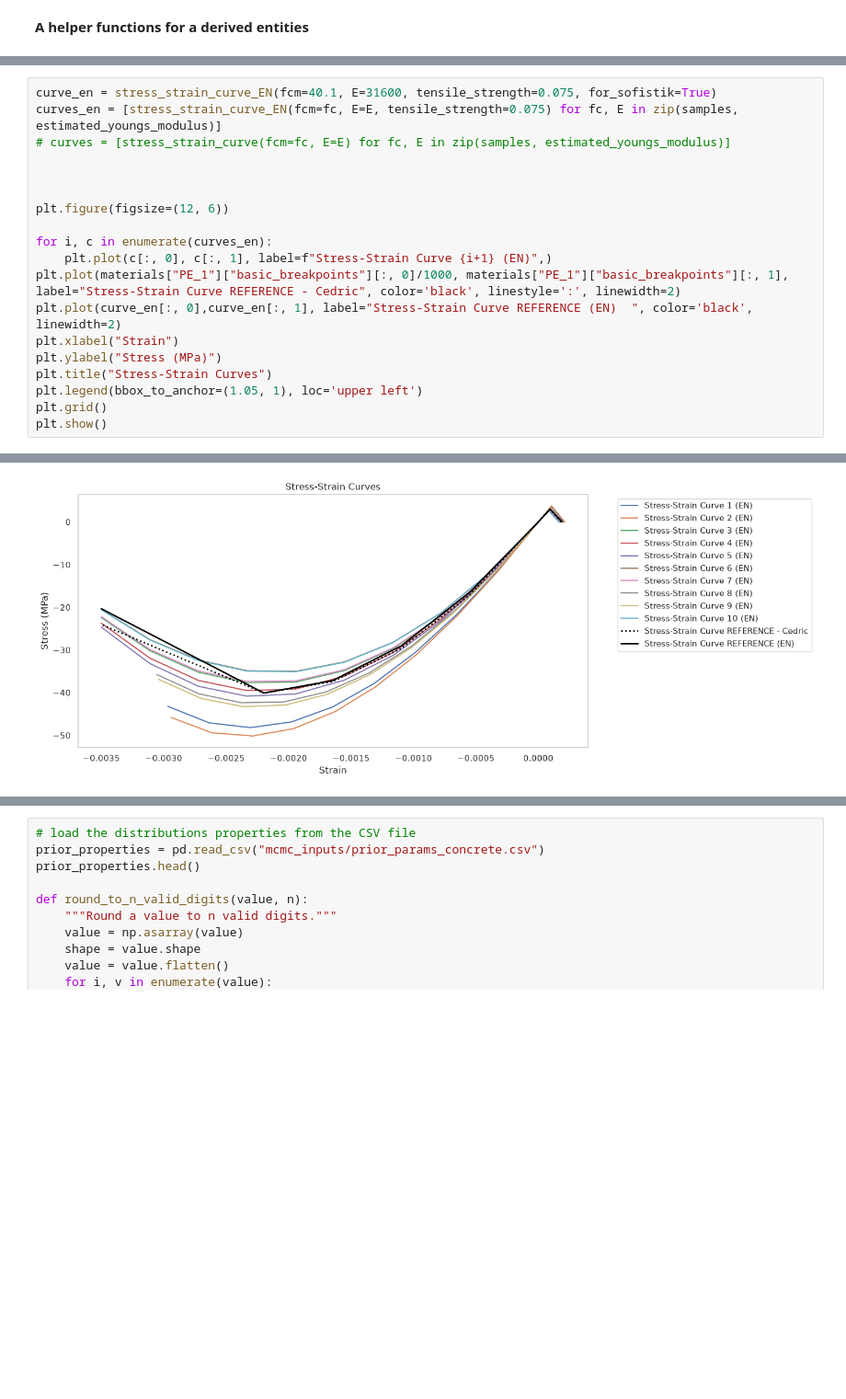
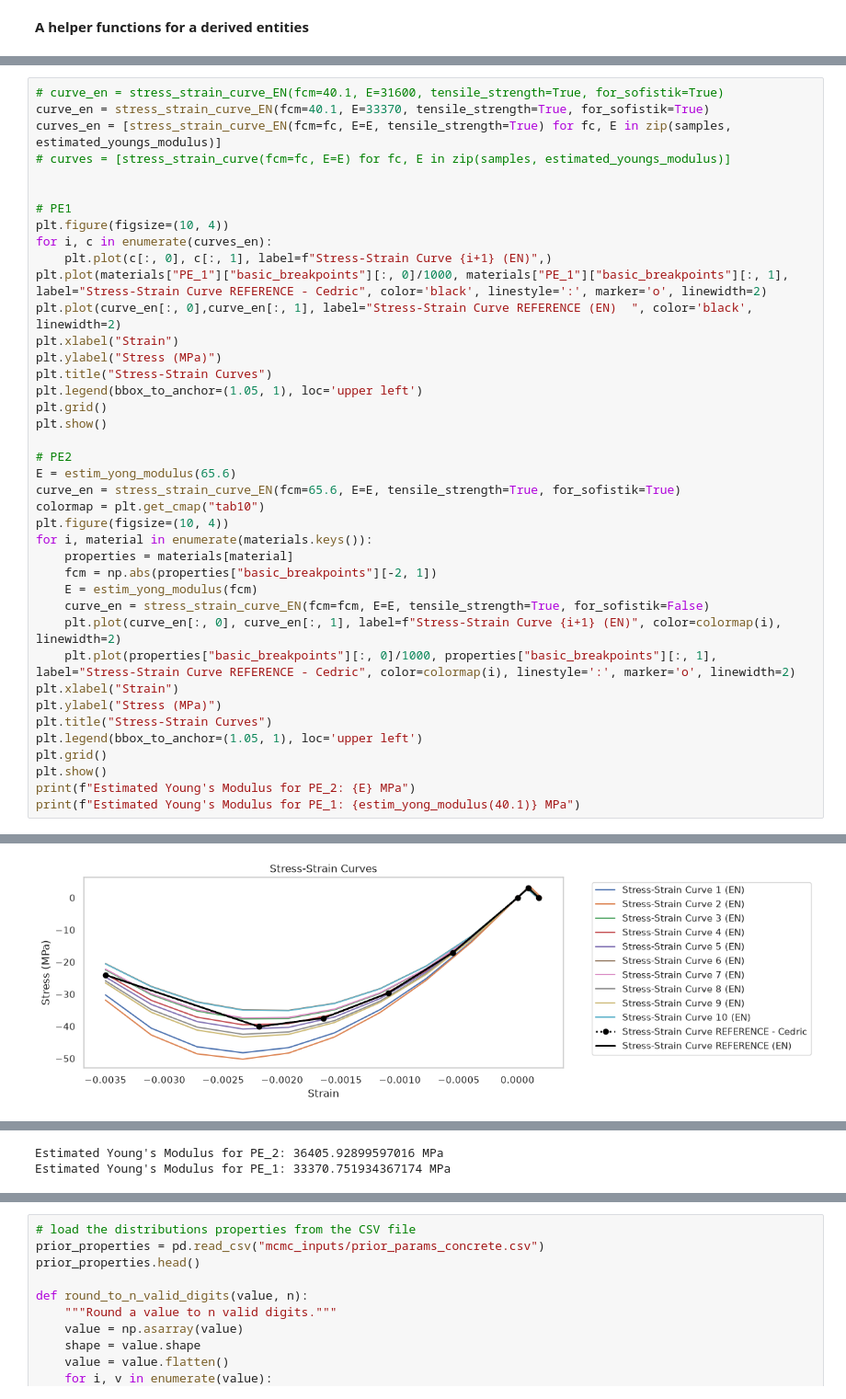
Before and after one commit to DavidSilhanek/TUD, a Jupyter notebook: gen_prior_design.ipynb, the cells around one changed output, grey strips where cells are left out. Shown at 92% size. Cells and saved outputs as stored; diff of their text form; blank space fills up the shorter version.

Commit message:
parametrization of concrete diagrams

```diff
--- a/gen_prior_design.ipynb
+++ b/gen_prior_design.ipynb
@@ -182,17 +196,17 @@ def stress_strain_curve_EN(fcm, E, num_points=10, tensile_strength=0.0, for_sofi
 
     return np.column_stack((strain_values, sigma_c_values))
 # %%
-curve_en = stress_strain_curve_EN(fcm=40.1, E=31600, tensile_strength=0.075, for_sofistik=True)
-curves_en = [stress_strain_curve_EN(fcm=fc, E=E, tensile_strength=0.075) for fc, E in zip(samples, estimated_youngs_modulus)]
+# curve_en = stress_strain_curve_EN(fcm=40.1, E=31600, tensile_strength=True, for_sofistik=True)
+curve_en = stress_strain_curve_EN(fcm=40.1, E=33370, tensile_strength=True, for_sofistik=True)
+curves_en = [stress_strain_curve_EN(fcm=fc, E=E, tensile_strength=True) for fc, E in zip(samples, estimated_youngs_modulus)]
 # curves = [stress_strain_curve(fcm=fc, E=E) for fc, E in zip(samples, estimated_youngs_modulus)]
 
 
-
-plt.figure(figsize=(12, 6))
-
+# PE1
+plt.figure(figsize=(10, 4))
 for i, c in enumerate(curves_en):
     plt.plot(c[:, 0], c[:, 1], label=f"Stress-Strain Curve {i+1} (EN)",)
-plt.plot(materials["PE_1"]["basic_breakpoints"][:, 0]/1000, materials["PE_1"]["basic_breakpoints"][:, 1], label="Stress-Strain Curve REFERENCE - Cedric", color='black', linestyle=':', linewidth=2)
+plt.plot(materials["PE_1"]["basic_breakpoints"][:, 0]/1000, materials["PE_1"]["basic_breakpoints"][:, 1], label="Stress-Strain Curve REFERENCE - Cedric", color='black', linestyle=':', marker='o', linewidth=2)
 plt.plot(curve_en[:, 0],curve_en[:, 1], label="Stress-Strain Curve REFERENCE (EN)  ", color='black', linewidth=2)
 plt.xlabel("Strain")
 plt.ylabel("Stress (MPa)")
@@ -200,4 +214,25 @@ plt.title("Stress-Strain Curves")
 plt.legend(bbox_to_anchor=(1.05, 1), loc='upper left')
 plt.grid()
 plt.show()
+
+# PE2
+E = estim_yong_modulus(65.6)
+curve_en = stress_strain_curve_EN(fcm=65.6, E=E, tensile_strength=True, for_sofistik=True)
+colormap = plt.get_cmap("tab10")
+plt.figure(figsize=(10, 4))
+for i, material in enumerate(materials.keys()):
+    properties = materials[material]
+    fcm = np.abs(properties["basic_breakpoints"][-2, 1])
+    E = estim_yong_modulus(fcm)
+    curve_en = stress_strain_curve_EN(fcm=fcm, E=E, tensile_strength=True, for_sofistik=False)
+    plt.plot(curve_en[:, 0], curve_en[:, 1], label=f"Stress-Strain Curve {i+1} (EN)", color=colormap(i), linewidth=2)
+    plt.plot(properties["basic_breakpoints"][:, 0]/1000, properties["basic_breakpoints"][:, 1], label="Stress-Strain Curve REFERENCE - Cedric", color=colormap(i), linestyle=':', marker='o', linewidth=2)
+plt.xlabel("Strain")
+plt.ylabel("Stress (MPa)")
+plt.title("Stress-Strain Curves")
+plt.legend(bbox_to_anchor=(1.05, 1), loc='upper left')
+plt.grid()
+plt.show()
+print(f"Estimated Young's Modulus for PE_2: {E} MPa")
+print(f"Estimated Young's Modulus for PE_1: {estim_yong_modulus(40.1)} MPa")
 # %% [output]
@@ -215 +250 @@ Adding tensile strength: 2.65 MPa at strain 0.000083
-[figure, old version]
+[figure, new version]
@@ -216,3 +257,5 @@ Adding tensile strength: 2.65 MPa at strain 0.000083
+Estimated Young's Modulus for PE_2: 36405.92899597016 MPa
+Estimated Young's Modulus for PE_1: 33370.751934367174 MPa
 # %%
 # CREATE A datfile including the stress-strain material curve for Sofistik
 def write_sofistik_datfile(sample_fcm, first_row_dict = {}):
```
Also changed, not shown: parts of 10 cells of this notebook.
